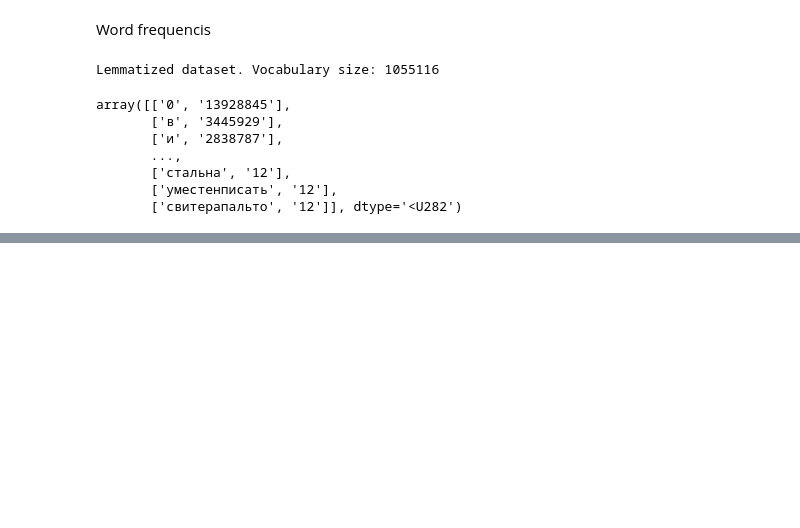
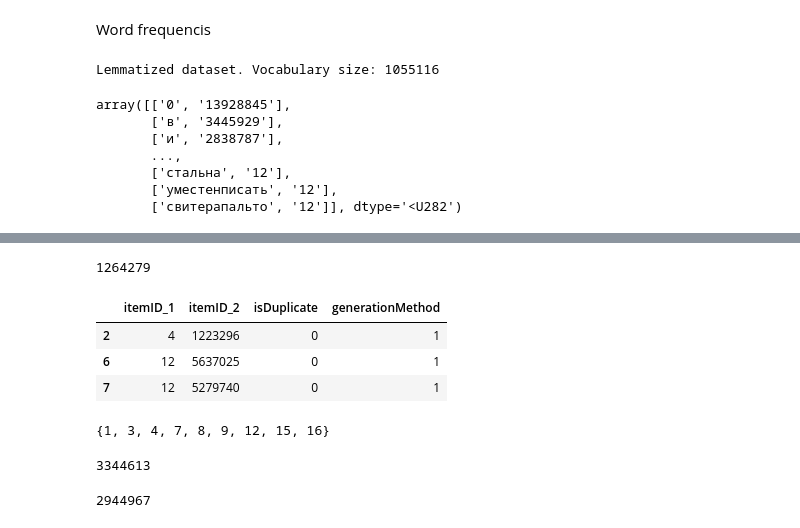
Before and after one commit to msmilevski/nrl, a Jupyter notebook: data_exploration.ipynb, the cells around one changed output, grey strips where cells are left out. Saved outputs shown, nothing was run; the diff lists cells and outputs as text; code cells hidden in the pictures; blank space fills up the shorter version.

```diff
--- a/data_exploration.ipynb
+++ b/data_exploration.ipynb
@@ -280,0 +295,15 @@ array([['0', '13928845'],
+# %%
+len(reader[reader.isDuplicate == 1])
+# %% [output]
+1264279
+# %%
+reader.iloc[[2, 6, 7]]
+# %% [output]
+|  | itemID_1 | itemID_2 | isDuplicate | generationMethod |
+| 2 | 4 | 1223296 | 0 | 1 |
+| 6 | 12 | 5637025 | 0 | 1 |
+| 7 | 12 | 5279740 | 0 | 1 |
+# %%
+set(reader[0:10].itemID_1)
+# %% [output]
+{1, 3, 4, 7, 8, 9, 12, 15, 16}
@@ -280,0 +316,8 @@ array([['0', '13928845'],
+# %%
+len(dataframe_ids)
+# %% [output]
+3344613
+# %%
+len(v)
+# %% [output]
+2944967
```
Also changed, not shown: parts of 17 cells of this notebook.
